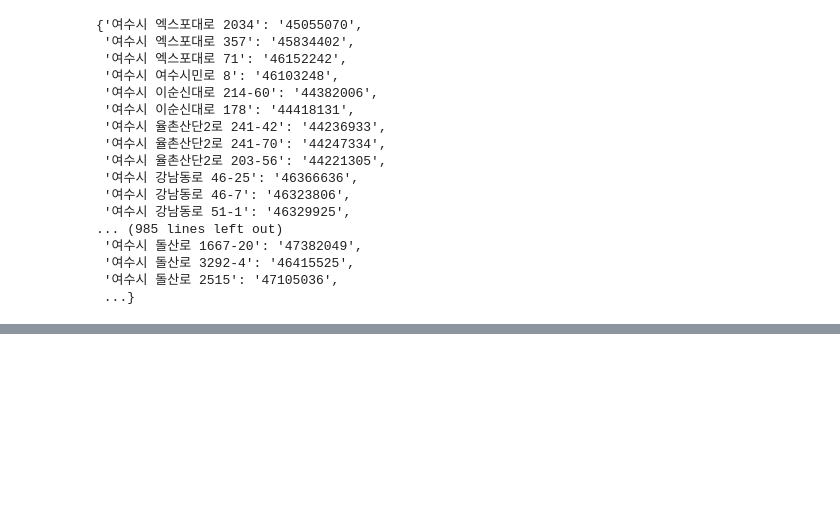
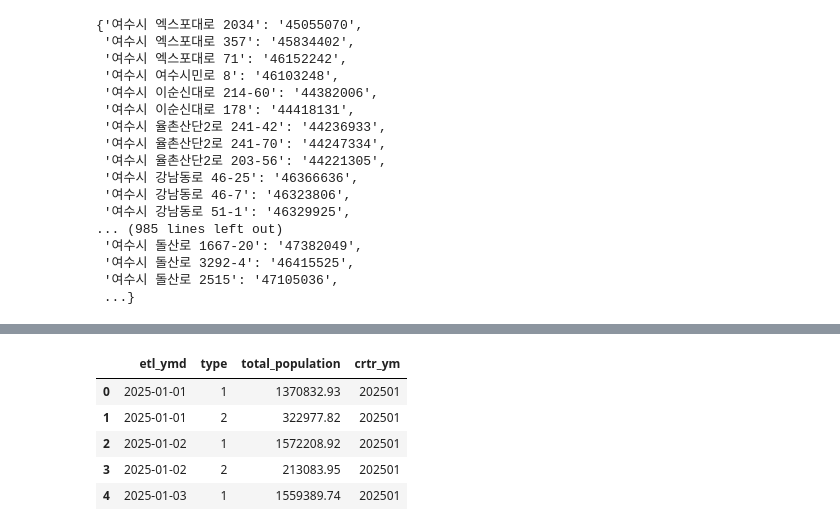
Before and after one commit to KnellBalm/yeosu, a Jupyter notebook: preproc.ipynb, the cells around one changed output, grey strips where cells are left out. Saved outputs shown, nothing was run; the diff lists cells and outputs as text; code cells hidden in the pictures; blank space fills up the shorter version.

```diff
--- a/preproc.ipynb
+++ b/preproc.ipynb
@@ -487,0 +536,24 @@ pop_grid_map
+# %%
+# 성연령별 * 관내외
+# melt
+# df.groupby(['type'],as_index=False).agg(
+
+# )
+
+# 일별
+daily_gb = df.groupby(['etl_ymd','type'],as_index=False).agg(
+    total_population = ('total','sum')
+)
+daily_gb['crtr_ym'] = ym
+
+# 요일
+dayname_gb = df.groupby(['dayname','type'],as_index=False).agg(
+    total_population = ('total','sum')
+)
+dayname_gb['crtr_ym'] = ym
+
+# 시간대
+timezn_gb = df.groupby(['timezn_cd','type'],as_index=False).agg(
+    total_population = ('total','sum')
+)
+timezn_gb['crtr_ym'] = ym
@@ -487,0 +609,9 @@ pop_grid_map
+# %%
+daily_gb.head()
+# %% [output]
+|  | etl_ymd | type | total_population | crtr_ym |
+| 0 | 2025-01-01 | 1 | 1370832.93 | 202501 |
+| 1 | 2025-01-01 | 2 | 322977.82 | 202501 |
+| 2 | 2025-01-02 | 1 | 1572208.92 | 202501 |
+| 3 | 2025-01-02 | 2 | 213083.95 | 202501 |
+| 4 | 2025-01-03 | 1 | 1559389.74 | 202501 |
```
Also changed, not shown: parts of 8 cells of this notebook, 11 other files.
